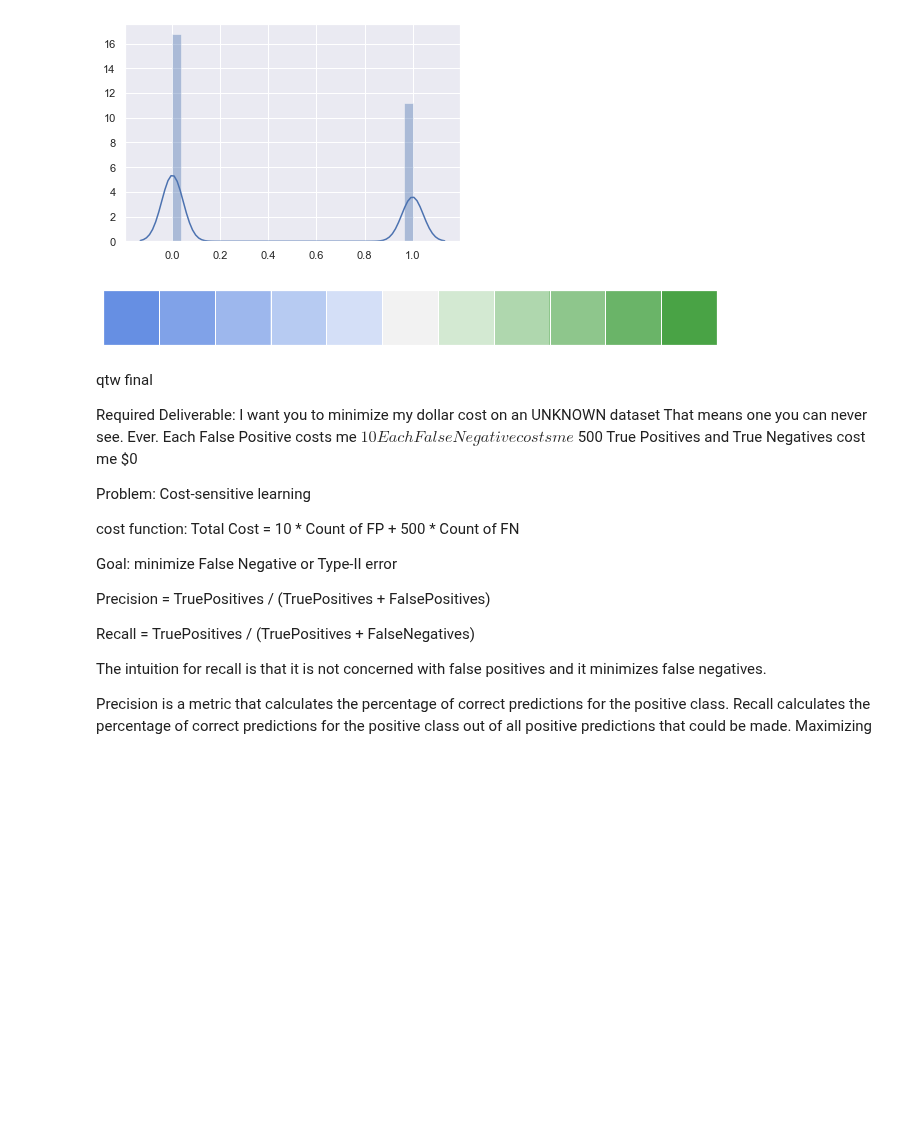
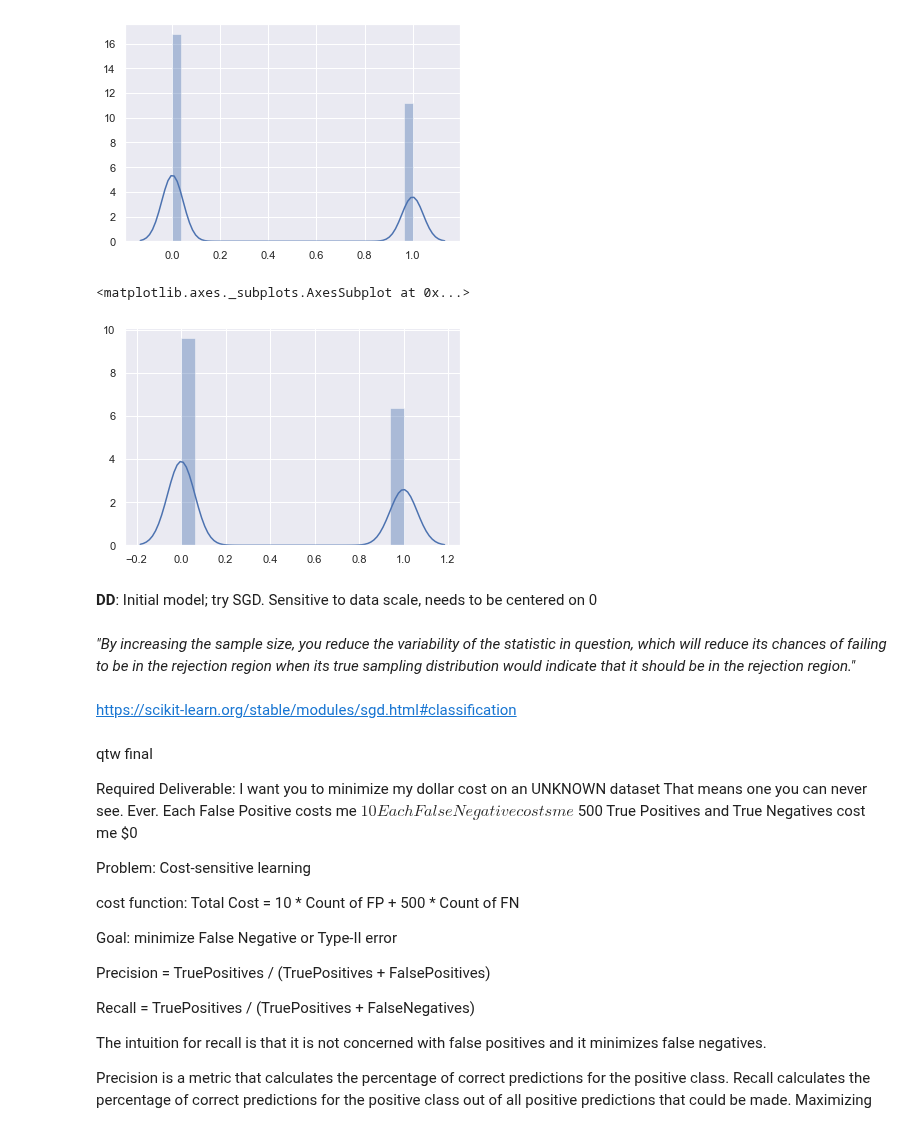
Before and after one commit to davxdan/Quantifying-The-World, a Jupyter notebook: Final/lJiang_kRollins_dDavieauCaseStudyQTWFinal.ipynb, the cells around one changed output. Cells and saved outputs as stored; diff of their text form; code cells hidden in the pictures; blank space fills up the shorter version.

```diff
--- a/Final/lJiang_kRollins_dDavieauCaseStudyQTWFinal.ipynb
+++ b/Final/lJiang_kRollins_dDavieauCaseStudyQTWFinal.ipynb
@@ -69,10 +69,6 @@ min       -4734.540000
 75%         664.210000
 max        5546.990000
 Name: x37, dtype: float64
-# %%
-df_continuousVariables = df.drop(['y','x24','x29','x30'], axis=1)
-df_categoricalVariables = df[['x24','x29','x30']]
-df_responseVariable = df[['y']]
 # %% [markdown]
 __DD:__ Find all variables that have correlation greater than .75
 # %%
@@ -154,7 +137,14 @@ sns.distplot(df_responseVariable)
 # %% [output]
 <matplotlib.axes._subplots.AxesSubplot at 0x...>
 [figure]
-# %%
-sns.palplot(sns.diverging_palette(255, 127, l=60, n=11, center="light"))
-# %% [output]
-[figure, removed]
+# %%
+from random import sample
+df_responseVariableSample=df_responseVariable.sample(n=int(len(df_responseVariable)/5))
+sns.distplot(df_responseVariableSample)
+# %% [output]
+<matplotlib.axes._subplots.AxesSubplot at 0x...>
+[figure, added]
+# %% [markdown]
+__DD__: Initial model; try SGD. Sensitive to data scale, needs to be centered on 0
+# %% [markdown]
+_"By increasing the sample size, you reduce the variability of the statistic in question, which will reduce its chances of failing to be in the rejection region when its true sampling distribution would indicate that it should be in the rejection region."_
@@ -161,3 +163,5 @@ sns.palplot(sns.diverging_palette(255, 127, l=60, n=11, center="light"))
+# %% [markdown]
+https://scikit-learn.org/stable/modules/sgd.html#classification
 # %% [markdown]
 qtw final
 
```
Also changed, not shown: parts of 8 cells of this notebook.
